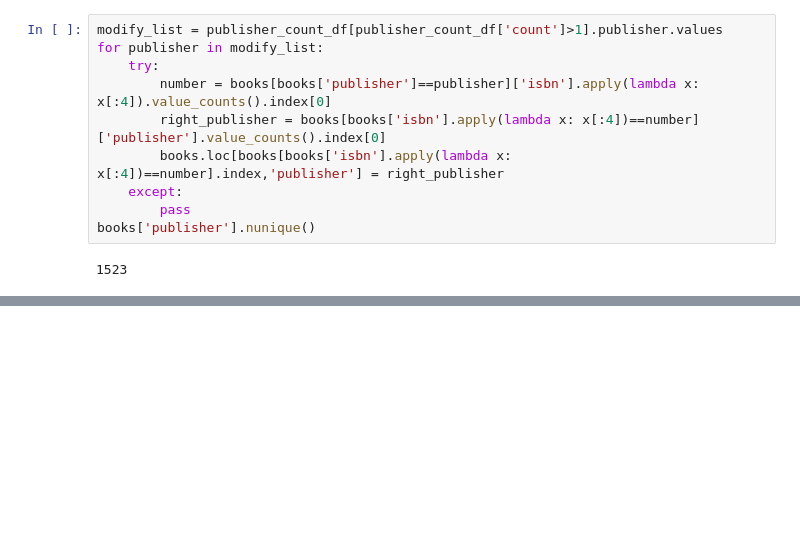
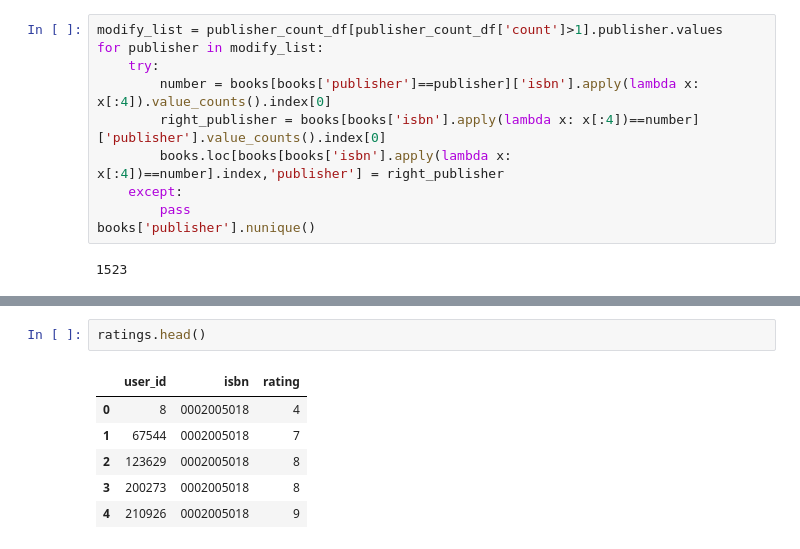
Before and after one commit to boostcampaitech5/level1_bookratingprediction-recsys-13, a Jupyter notebook: EDA/jisu/EDA.ipynb, the cells around one changed output, grey strips where cells are left out. Cells and saved outputs as stored; diff of their text form; blank space fills up the shorter version.

```diff
--- a/EDA/jisu/EDA.ipynb
+++ b/EDA/jisu/EDA.ipynb
@@ -261,0 +334,9 @@ books['publisher'].nunique()
+# %%
+ratings.head()
+# %% [output]
+|  | user_id | isbn | rating |
+| 0 | 8 | 0002005018 | 4 |
+| 1 | 67544 | 0002005018 | 7 |
+| 2 | 123629 | 0002005018 | 8 |
+| 3 | 200273 | 0002005018 | 8 |
+| 4 | 210926 | 0002005018 | 9 |
```
Also changed, not shown: parts of 8 cells of this notebook, 7 other files.
